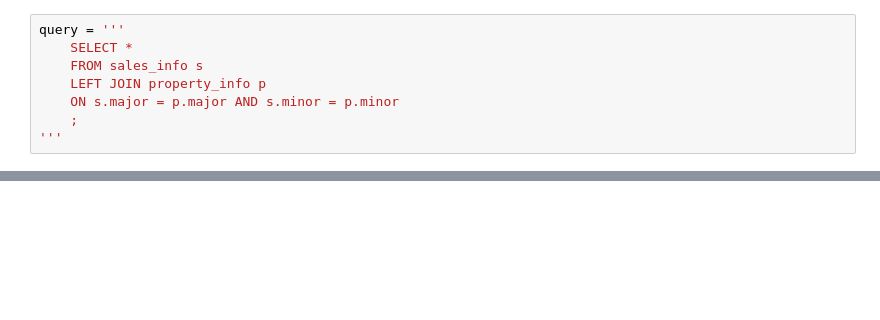
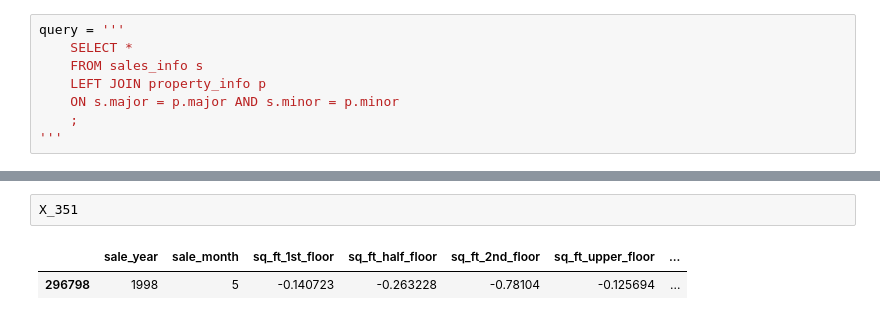
Before and after one commit to Myles1/housing_price_predictor, a Jupyter notebook: src/Model_creation_ec2.ipynb, the cells around one changed output, grey strips where cells are left out. Saved outputs shown, nothing was run; the diff lists cells and outputs as text; blank space fills up the shorter version.

```diff
--- a/src/Model_creation_ec2.ipynb
+++ b/src/Model_creation_ec2.ipynb
@@ -196,0 +373,5 @@ print(cross_val_score(model_cv_RF, X, y, cv=3).mean())
+# %%
+X_351
+# %% [output]
+|  | sale_year | sale_month | sq_ft_1st_floor | sq_ft_half_floor | sq_ft_2nd_floor | sq_ft_upper_floor | ... |
+| 296798 | 1998 | 5 | -0.140723 | -0.263228 | -0.78104 | -0.125694 | ... |
```
Also changed, not shown: parts of 70 cells of this notebook, 1 other file.
